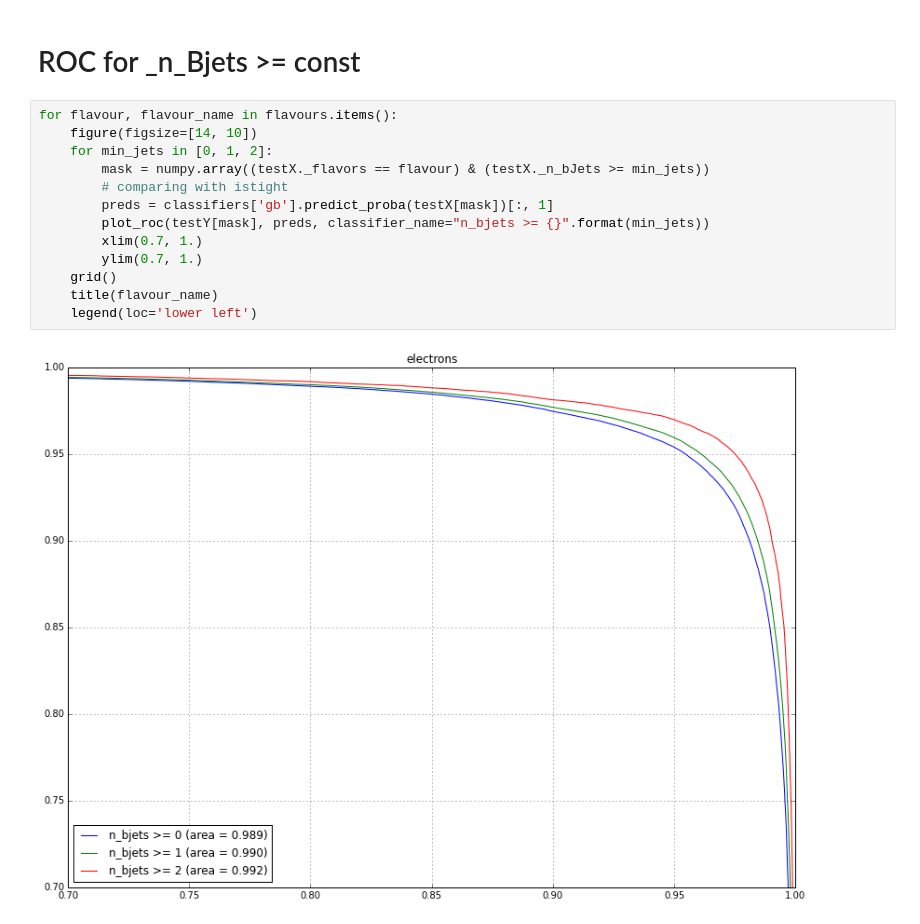
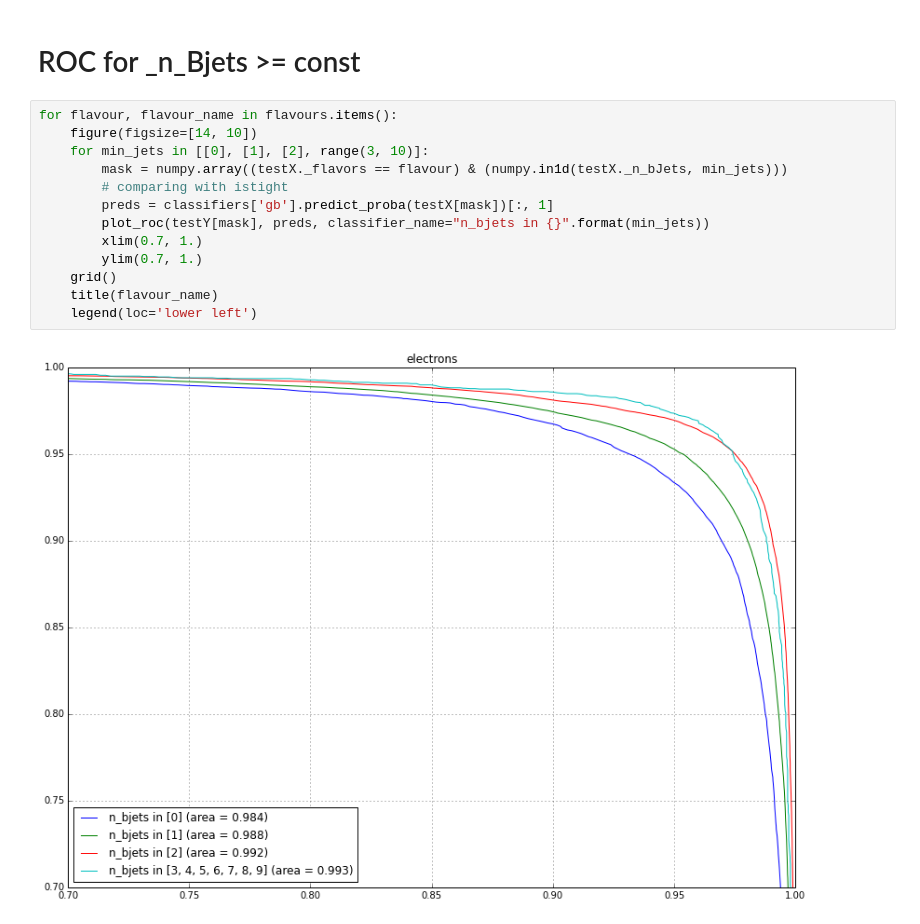
Before and after one commit to arogozhnikov/FakeLeptons, a Jupyter notebook: notebooks/SimpleTraining.ipynb, the cells around one changed output. Cells and saved outputs as stored; diff of their text form.

Commit message:
rocs for n_bjets = 0,1,2 >=3

```diff
--- a/notebooks/SimpleTraining.ipynb
+++ b/notebooks/SimpleTraining.ipynb
@@ -376,15 +376,15 @@ for flavour, flavour_name in flavours.items():
 # %%
 for flavour, flavour_name in flavours.items():
     figure(figsize=[14, 10])
-    for min_jets in [0, 1, 2]:
-        mask = numpy.array((testX._flavors == flavour) & (testX._n_bJets >= min_jets))
+    for min_jets in [[0], [1], [2], range(3, 10)]:
+        mask = numpy.array((testX._flavors == flavour) & (numpy.in1d(testX._n_bJets, min_jets)))
         # comparing with istight
         preds = classifiers['gb'].predict_proba(testX[mask])[:, 1]
-        plot_roc(testY[mask], preds, classifier_name="n_bjets >= {}".format(min_jets))
+        plot_roc(testY[mask], preds, classifier_name="n_bjets in {}".format(min_jets))
         xlim(0.7, 1.)
         ylim(0.7, 1.)
     grid()
     title(flavour_name)
     legend(loc='lower left')
 # %% [output]
-[figure, old version]
+[figure, new version]
```
Also changed, not shown: parts of 1 cell of this notebook.
